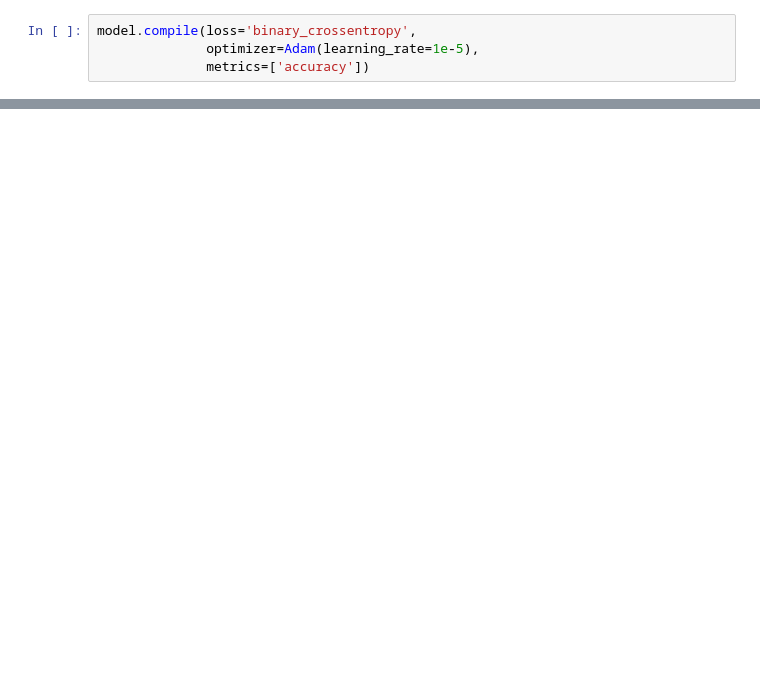
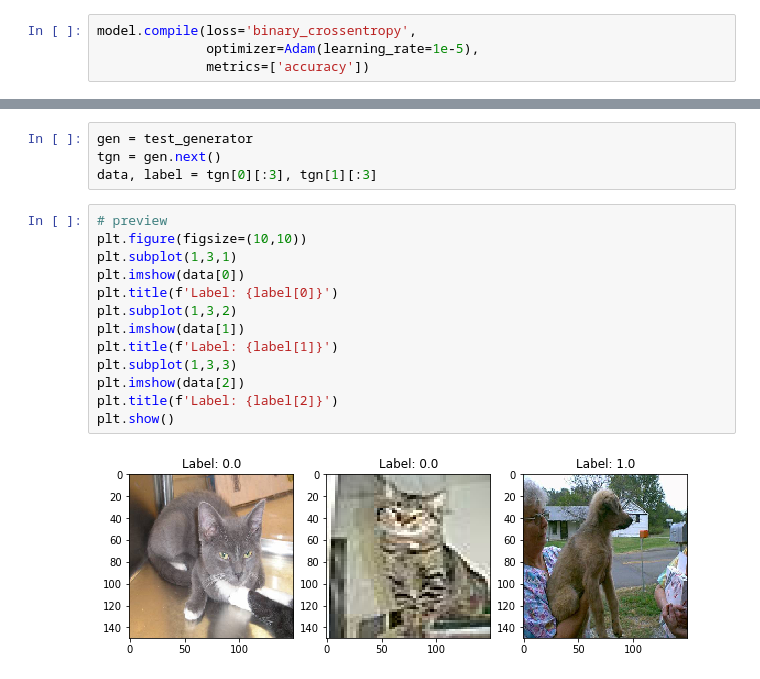
Before and after one commit to fhrzn/ml-tech-lab, a Jupyter notebook: task5/Fahrizain_Affandy_J41322c_MLT_2022_Task_5.ipynb, the cells around one changed output, grey strips where cells are left out. Cells and saved outputs as stored; diff of their text form; blank space fills up the shorter version.

```diff
--- a/task5/Fahrizain_Affandy_J41322c_MLT_2022_Task_5.ipynb
+++ b/task5/Fahrizain_Affandy_J41322c_MLT_2022_Task_5.ipynb
@@ -455,0 +504,19 @@ Accuracy on test data: 67.56%
+# %%
+gen = test_generator
+tgn = gen.next()
+data, label = tgn[0][:3], tgn[1][:3]
+# %%
+# preview
+plt.figure(figsize=(10,10))
+plt.subplot(1,3,1)
+plt.imshow(data[0])
+plt.title(f'Label: {label[0]}')
+plt.subplot(1,3,2)
+plt.imshow(data[1])
+plt.title(f'Label: {label[1]}')
+plt.subplot(1,3,3)
+plt.imshow(data[2])
+plt.title(f'Label: {label[2]}')
+plt.show()
+# %% [output]
+[figure, added]
```
Also changed, not shown: parts of 30 cells of this notebook, 3 other files.
